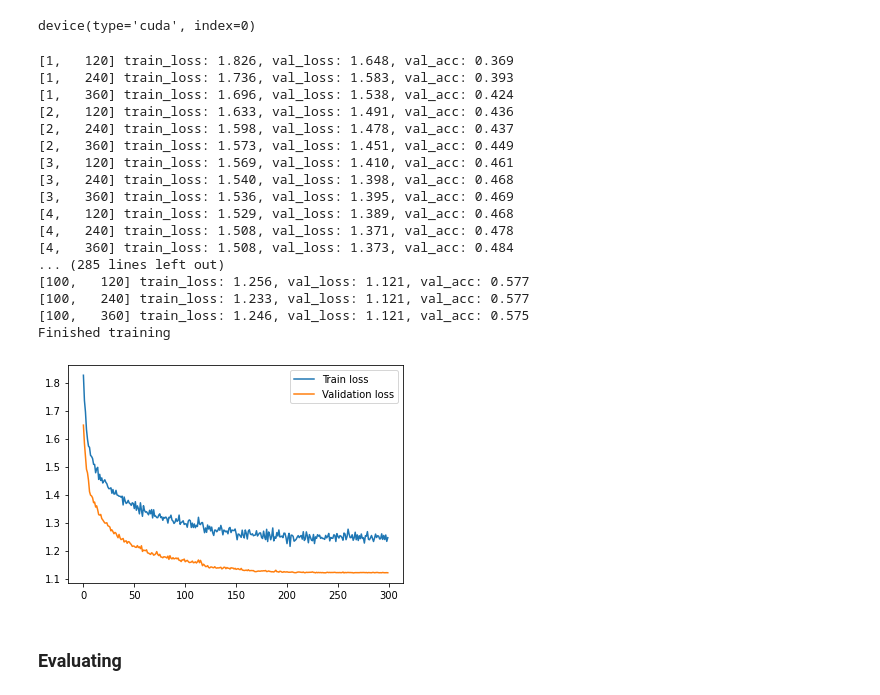
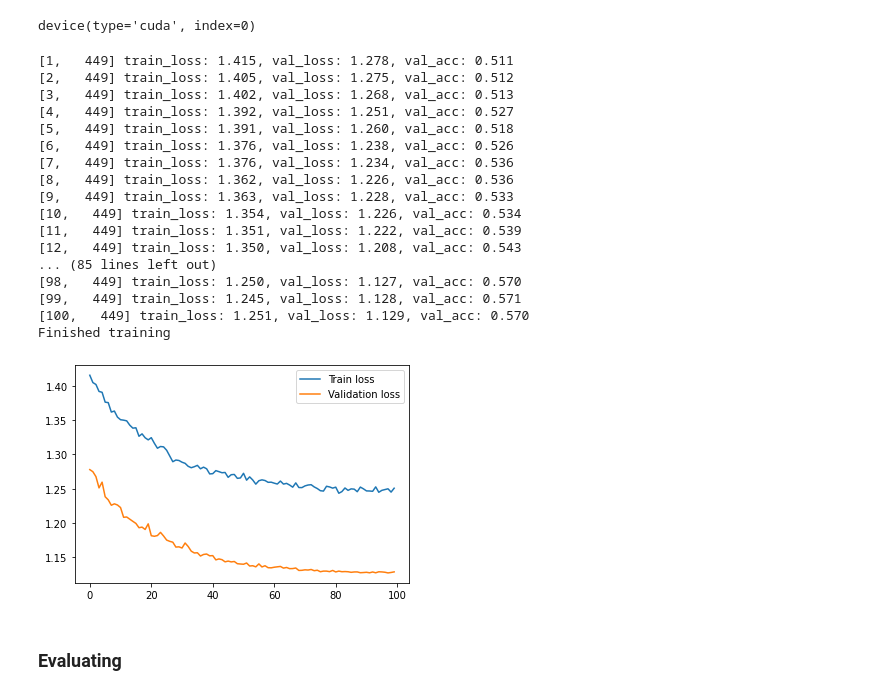
Before and after one commit to astraszab/facial-expression-recognition, a Jupyter notebook: train_custom_net.ipynb, the cells around one changed output. Cells and saved outputs as stored; diff of their text form; code cells hidden in the pictures.

```diff
--- a/train_custom_net.ipynb
+++ b/train_custom_net.ipynb
@@ -63,12 +63,12 @@ valloader = torch.utils.data.DataLoader(valset, batch_size=4,
 class CustomNet(nn.Module):
     def __init__(self):
         super(CustomNet, self).__init__()
-        self.conv1 = nn.Conv2d(1, 6, 3)
+        self.conv1 = nn.Conv2d(1, 6, 3, bias=False)
         self.bn1 = nn.BatchNorm2d(6)
-        self.conv2 = nn.Conv2d(6, 18, 3)
+        self.conv2 = nn.Conv2d(6, 18, 3, bias=False)
         self.bn2 = nn.BatchNorm2d(18)
         self.pool = nn.MaxPool2d(2)
-        self.conv3 = nn.Conv2d(18, 36, 3)
+        self.conv3 = nn.Conv2d(18, 36, 3, bias=False)
         self.bn3 = nn.BatchNorm2d(36)
         self.dropout = nn.Dropout(p=0.5)
         self.fc1 = nn.Linear(36 * 10 * 10, 100)
@@ -96,26 +96,26 @@ scheduler = optim.lr_scheduler.ReduceLROnPlateau(optimizer, factor=0.5, patience
 #scheduler = optim.lr_scheduler.CyclicLR(optimizer, base_lr=3e-4, max_lr=1e-3, cycle_momentum=False, step_size_up=449)
 # %%
 train_net(net, trainloader, valloader, criterion, optimizer, device,
-          num_epochs=100, lr_scheduler=scheduler, eval_period=120)
+          num_epochs=100, lr_scheduler=scheduler, eval_period=len(trainloader))
 # %% [output]
-[1,   120] train_loss: 1.826, val_loss: 1.648, val_acc: 0.369
-[1,   240] train_loss: 1.736, val_loss: 1.583, val_acc: 0.393
-[1,   360] train_loss: 1.696, val_loss: 1.538, val_acc: 0.424
-[2,   120] train_loss: 1.633, val_loss: 1.491, val_acc: 0.436
-[2,   240] train_loss: 1.598, val_loss: 1.478, val_acc: 0.437
-[2,   360] train_loss: 1.573, val_loss: 1.451, val_acc: 0.449
-[3,   120] train_loss: 1.569, val_loss: 1.410, val_acc: 0.461
-[3,   240] train_loss: 1.540, val_loss: 1.398, val_acc: 0.468
-[3,   360] train_loss: 1.536, val_loss: 1.395, val_acc: 0.469
-[4,   120] train_loss: 1.529, val_loss: 1.389, val_acc: 0.468
-[4,   240] train_loss: 1.508, val_loss: 1.371, val_acc: 0.478
-[4,   360] train_loss: 1.508, val_loss: 1.373, val_acc: 0.484
-... (285 lines left out)
-[100,   120] train_loss: 1.256, val_loss: 1.121, val_acc: 0.577
-[100,   240] train_loss: 1.233, val_loss: 1.121, val_acc: 0.577
-[100,   360] train_loss: 1.246, val_loss: 1.121, val_acc: 0.575
+[1,   449] train_loss: 1.415, val_loss: 1.278, val_acc: 0.511
+[2,   449] train_loss: 1.405, val_loss: 1.275, val_acc: 0.512
+[3,   449] train_loss: 1.402, val_loss: 1.268, val_acc: 0.513
+[4,   449] train_loss: 1.392, val_loss: 1.251, val_acc: 0.527
+[5,   449] train_loss: 1.391, val_loss: 1.260, val_acc: 0.518
+[6,   449] train_loss: 1.376, val_loss: 1.238, val_acc: 0.526
+[7,   449] train_loss: 1.376, val_loss: 1.234, val_acc: 0.536
+[8,   449] train_loss: 1.362, val_loss: 1.226, val_acc: 0.536
+[9,   449] train_loss: 1.363, val_loss: 1.228, val_acc: 0.533
+[10,   449] train_loss: 1.354, val_loss: 1.226, val_acc: 0.534
+[11,   449] train_loss: 1.351, val_loss: 1.222, val_acc: 0.539
+[12,   449] train_loss: 1.350, val_loss: 1.208, val_acc: 0.543
+... (85 lines left out)
+[98,   449] train_loss: 1.250, val_loss: 1.127, val_acc: 0.570
+[99,   449] train_loss: 1.245, val_loss: 1.128, val_acc: 0.571
+[100,   449] train_loss: 1.251, val_loss: 1.129, val_acc: 0.570
 Finished training
-[figure, old version]
+[figure, new version]
 # %%
 Path('weights').mkdir(exist_ok=True)
 PATH = 'weights/custom_net.pth'
```
Also changed, not shown: parts of 3 cells of this notebook, 1 other file.
